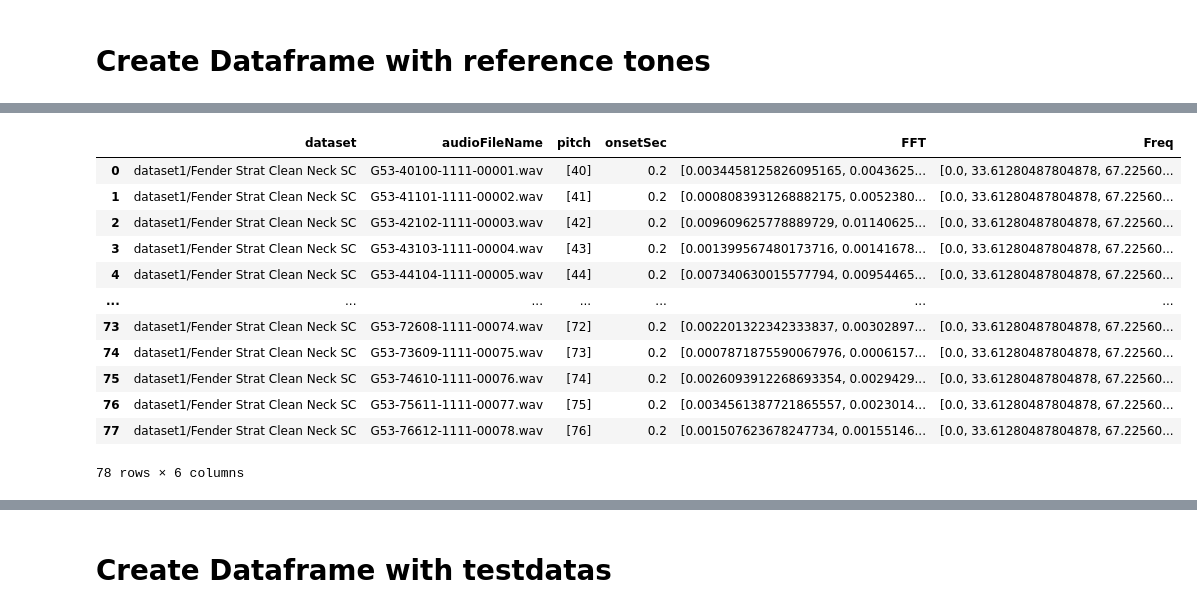
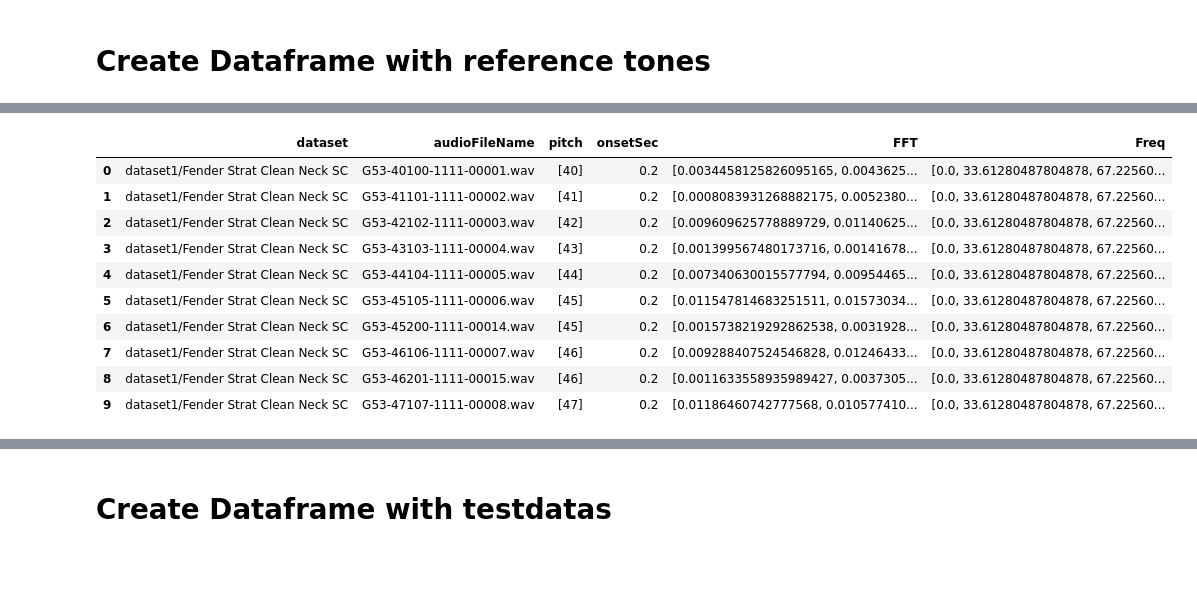
Before and after one commit to deiruch/AMt, a Jupyter notebook: AMt.ipynb, the cells around one changed output, grey strips where cells are left out. Saved outputs shown, nothing was run; the diff lists cells and outputs as text; code cells hidden in the pictures; blank space fills up the shorter version.

```diff
--- a/AMt.ipynb
+++ b/AMt.ipynb
@@ -255,5 +274,6 @@ path_main_ref = path_main + "dataset1/Fender Strat Clean Neck SC/"
 #path_main_ref = path_main + "dataset1/Fender Strat Clean Neck SC Chords/"
 
 df_ref = read_xml_to_df(path_main_ref, df_cols, offset_sec, duration_sec, sampl_fac)
-df_ref
+df_ref.head(10)
+#df_ref.pitch
 # %% [output]
@@ -261,13 +282,11 @@ Wall time: 332 ms
 |  | dataset | audioFileName | pitch | onsetSec | FFT | Freq |
 | 0 | dataset1/Fender Strat Clean Neck SC | G53-40100-1111-00001.wav | [40] | 0.2 | [0.0034458125826095165, 0.0043625... | [0.0, 33.61280487804878, 67.22560... |
 | 1 | dataset1/Fender Strat Clean Neck SC | G53-41101-1111-00002.wav | [41] | 0.2 | [0.0008083931268882175, 0.0052380... | [0.0, 33.61280487804878, 67.22560... |
 | 2 | dataset1/Fender Strat Clean Neck SC | G53-42102-1111-00003.wav | [42] | 0.2 | [0.009609625778889729, 0.01140625... | [0.0, 33.61280487804878, 67.22560... |
 | 3 | dataset1/Fender Strat Clean Neck SC | G53-43103-1111-00004.wav | [43] | 0.2 | [0.001399567480173716, 0.00141678... | [0.0, 33.61280487804878, 67.22560... |
 | 4 | dataset1/Fender Strat Clean Neck SC | G53-44104-1111-00005.wav | [44] | 0.2 | [0.007340630015577794, 0.00954465... | [0.0, 33.61280487804878, 67.22560... |
-| ... | ... | ... | ... | ... | ... | ... |
-| 73 | dataset1/Fender Strat Clean Neck SC | G53-72608-1111-00074.wav | [72] | 0.2 | [0.002201322342333837, 0.00302897... | [0.0, 33.61280487804878, 67.22560... |
-| 74 | dataset1/Fender Strat Clean Neck SC | G53-73609-1111-00075.wav | [73] | 0.2 | [0.0007871875590067976, 0.0006157... | [0.0, 33.61280487804878, 67.22560... |
-| 75 | dataset1/Fender Strat Clean Neck SC | G53-74610-1111-00076.wav | [74] | 0.2 | [0.0026093912268693354, 0.0029429... | [0.0, 33.61280487804878, 67.22560... |
-| 76 | dataset1/Fender Strat Clean Neck SC | G53-75611-1111-00077.wav | [75] | 0.2 | [0.0034561387721865557, 0.0023014... | [0.0, 33.61280487804878, 67.22560... |
-| 77 | dataset1/Fender Strat Clean Neck SC | G53-76612-1111-00078.wav | [76] | 0.2 | [0.001507623678247734, 0.00155146... | [0.0, 33.61280487804878, 67.22560... |
+| 5 | dataset1/Fender Strat Clean Neck SC | G53-45105-1111-00006.wav | [45] | 0.2 | [0.011547814683251511, 0.01573034... | [0.0, 33.61280487804878, 67.22560... |
+| 6 | dataset1/Fender Strat Clean Neck SC | G53-45200-1111-00014.wav | [45] | 0.2 | [0.0015738219292862538, 0.0031928... | [0.0, 33.61280487804878, 67.22560... |
+| 7 | dataset1/Fender Strat Clean Neck SC | G53-46106-1111-00007.wav | [46] | 0.2 | [0.009288407524546828, 0.01246433... | [0.0, 33.61280487804878, 67.22560... |
+| 8 | dataset1/Fender Strat Clean Neck SC | G53-46201-1111-00015.wav | [46] | 0.2 | [0.0011633558935989427, 0.0037305... | [0.0, 33.61280487804878, 67.22560... |
+| 9 | dataset1/Fender Strat Clean Neck SC | G53-47107-1111-00008.wav | [47] | 0.2 | [0.01186460742777568, 0.010577410... | [0.0, 33.61280487804878, 67.22560... |
-78 rows × 6 columns
```
Also changed, not shown: parts of 13 cells of this notebook.
